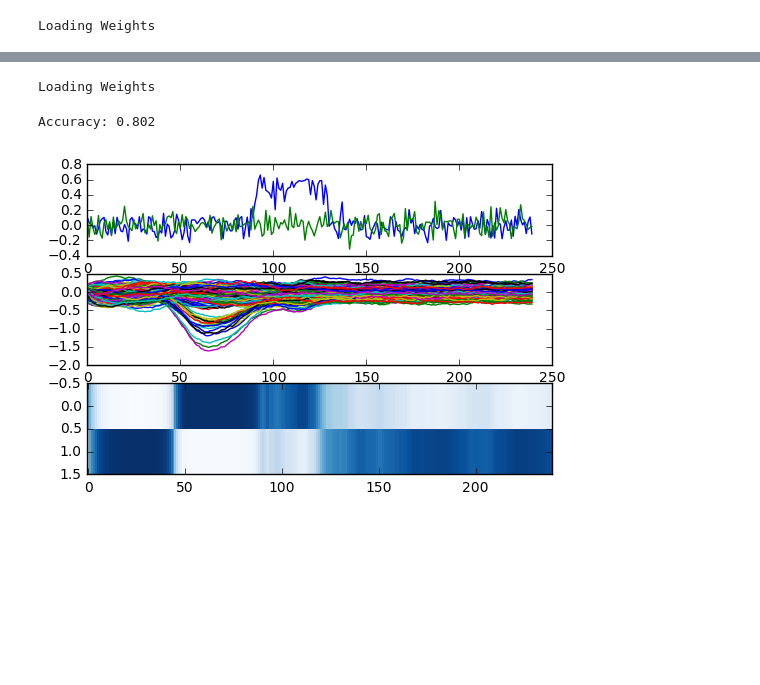
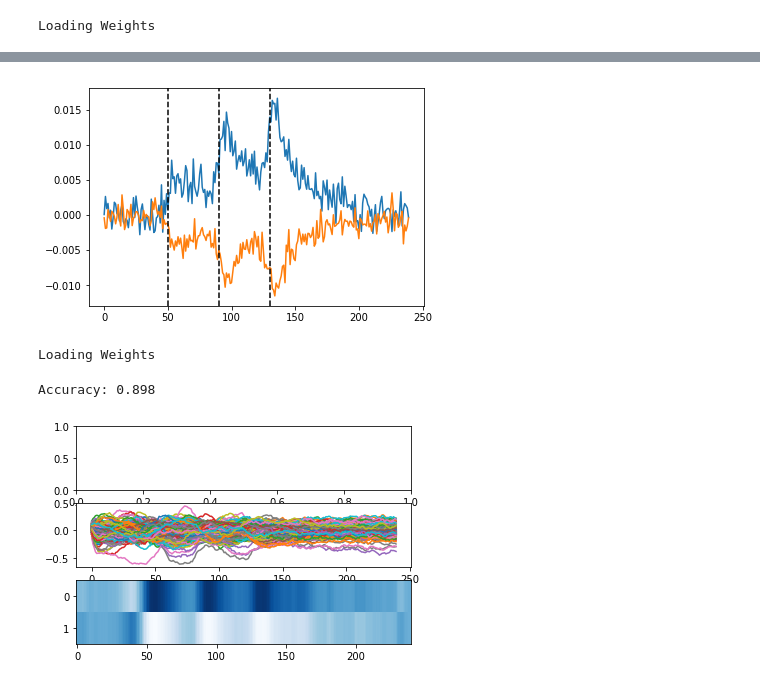
Before and after one commit to davidbrandfonbrener/sisyphus2, a Jupyter notebook: notebooks/color_matching_training_attention.ipynb, the cells around one changed output, grey strips where cells are left out. Saved outputs shown, nothing was run; the diff lists cells and outputs as text; code cells hidden in the pictures; blank space fills up the shorter version.

```diff
--- a/notebooks/color_matching_training_attention.ipynb
+++ b/notebooks/color_matching_training_attention.ipynb
@@ -75,9 +75,10 @@ display_step = 20
     cm_att_curr1 - with attention (400 ms stimuli epoch)
     cm_att_rew_curr0 - with attention and rewards (400 ms stimuli epoch)
     cm_att_curr2 - with attention (stimulus stays until end of trial)
+    cm_att_l2_curr0 - same as cm_att_curr2 with l2 penalty on attention
 '''
 
-tag = 'cm_att_curr2'
+tag = 'cm_att_l2_curr0'
 weights_path = '../weights/'+tag+'.npz'
 params_path = '../weights/'+tag+'_params.p'
 
@@ -89,7 +90,7 @@ params = cm.set_params(coherences=cohs,
 generator = cm.generate_train_trials(params)
 # %%
 #Attention Weight specific params
-params['L2_attention'] = 1.  #attention regularizer
+params['L2_attention'] = .002  #attention regularizer
 params['tau_fw'] = 50.       #initial time constant of attention update
 params['gamma_train'] = True  #trainable gamma (dt/tu_fw)
 params['phi_train'] = False    #trainable phi (sensitivity to fws)
@@ -139,11 +140,12 @@ if False:
     sess.close()
 # %%
 #curriculum learning
-if True:
+if False:
 
     coh_factors = np.array([1.,.8,.5,.3,.1]) #np.arange(1.,0,-.2)
 
     params['load_weights_path'] = None
+    params['N_batch'] = params['sample_size'] = 128
     training_iters = 300000
 
 
@@ -193,7 +177,7 @@ Norm of Grad Wrec= 0.0149755
 
 tf.reset_default_graph()
 params['coherences'] = np.array([0.])
-params['N_batch'] = params['sample_size'] = 1000
+params['N_batch'] = params['sample_size'] = 10000
 params['load_weights_path'] = weights_path
 
 generator = cm.generate_train_trials(params)
@@ -238,0 +246,12 @@ plt.show()
+# %%
+#psychophysical kernel
+plt.plot(np.mean(null_trials[0][choice==0],axis=0)[:,0])
+plt.plot(np.mean(null_trials[0][choice==1],axis=0)[:,0])
+
+plt.axvline(50,c='k',linestyle='--')
+plt.axvline(90,c='k',linestyle='--')
+plt.axvline(130,c='k',linestyle='--')
+
+plt.show()
+# %% [output]
+[figure, added]
@@ -270,36 +297,36 @@ w = np.load(weights_path)
 
 att_ = np.asarray(att)
 s_ = np.asarray(s)
 o_ = state_to_output(s_,w)
 
 rts,choice = get_rts(o_,thresh=.8)
 
 # rule = np.argmax(trial_data[0][:,50,:2],axis=1)
 target = np.argmax(reg_trials[1][:,199,:],axis=1)
 # choice = np.argmax(o_[-1,:,:],axis=1)
 correct = choice == target
 
 # coh = np.zeros(len(rule))
 # for ii in range(len(rule)):
 #     coh[ii] = np.mean(trial_data[0][ii,100:180,rule[ii]+2],axis=0)
 
 print('Accuracy: {}'.format(np.mean(correct)))
 
 
 trial = 1
 plt.subplot(3,1,1)
-plt.plot(trial_data[0][trial,:,:])
+# plt.plot(trial_data[0][trial,:,:])
 plt.subplot(3,1,2)
 plt.plot(s_[:,trial,:])
 plt.subplot(3,1,3)
 plt.imshow(softmax(att_[:,trial,:]),aspect='auto',interpolation='none',cmap='Blues')
 # plt.imshow((np.exp(att_[:,trial,:]).T/np.sum(np.exp(att_[:,trial,:]),axis=1)),aspect='auto',interpolation='none',cmap='Blues')
 # plt.colorbar()
 plt.legend(range(4),frameon=False,fontsize=8)
 plt.show()
 # %% [output]
-Accuracy: 0.802
+Accuracy: 0.898
-[figure, old version]
+[figure, new version]
 # %%
 def get_timing(trials):
     times = np.zeros(trials[1].shape[0])
```
Also changed, not shown: parts of 11 cells of this notebook, 1 other file.
